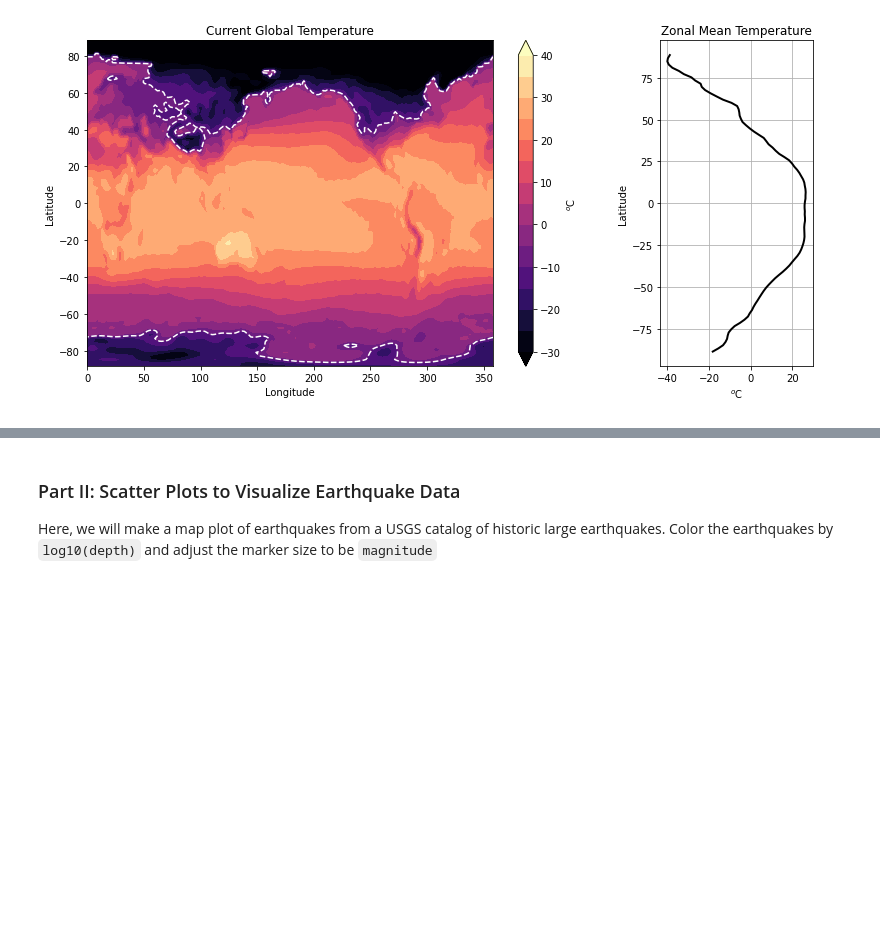
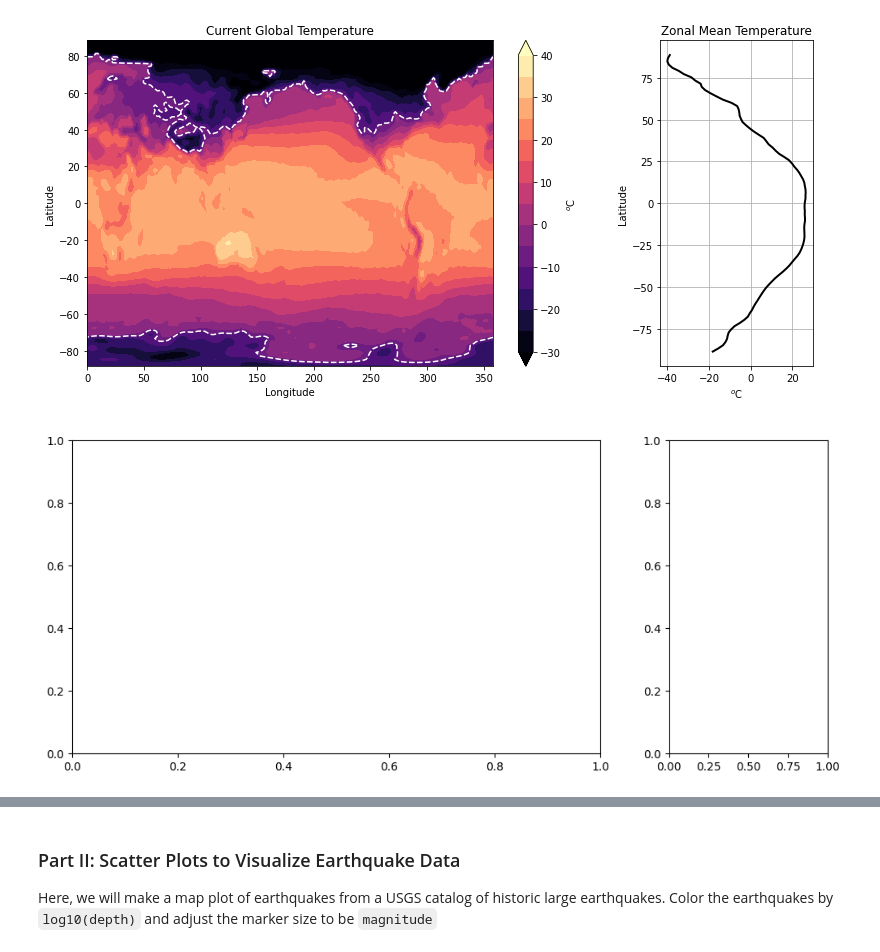
Before and after one commit to MaximilienRoten/2025_Intro_Python, a Jupyter notebook: notebook/W2_S2.ipynb, the cells around one changed output, grey strips where cells are left out. Saved outputs shown, nothing was run; the diff lists cells and outputs as text; code cells hidden in the pictures; blank space fills up the shorter version.

```diff
--- a/notebook/W2_S2.ipynb
+++ b/notebook/W2_S2.ipynb
@@ -85,6 +85,7 @@ Hint 5: Don't spend too too much time making your figure perfect as there is sti
 # %% [markdown]
 ![Unknown.png](embedded-picture-1)
 # %%
-fig, (ax0,ax1) = plt.subplots(ncols=2, figsize=(9,4),gridspec_kw={'width_ratios': [5, 1.5]})
-ctemp = ax0.contourf(lon,lat,temp,cmap='magma',levels=np.linspace(-30,40,15),extend='both')
+fig, (ax0,ax1) = plt.subplots(1, 2, figsize=(12,5),gridspec_kw={'width_ratios': [5, 1.5]})
+# %% [output]
+[figure, added]
 # %%
```
Also changed, not shown: parts of 22 cells of this notebook.
